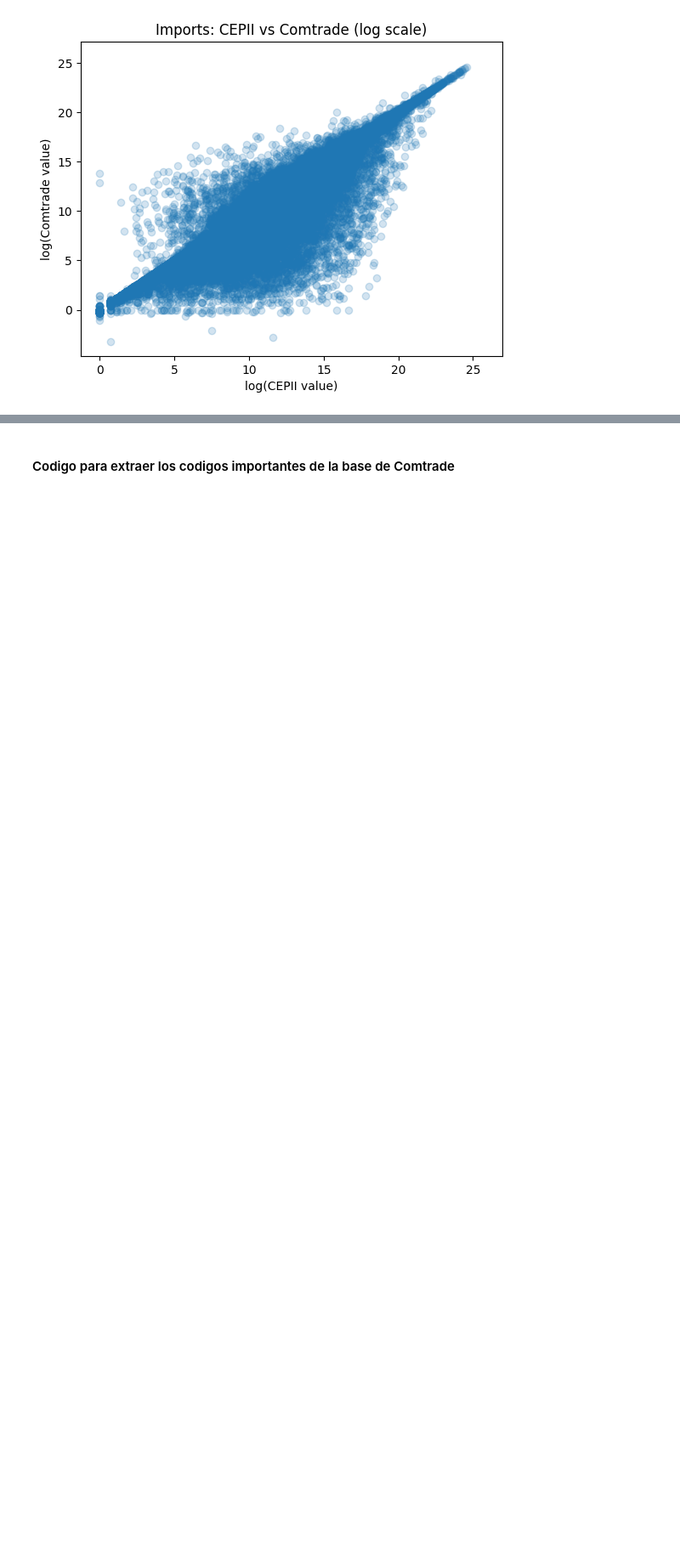
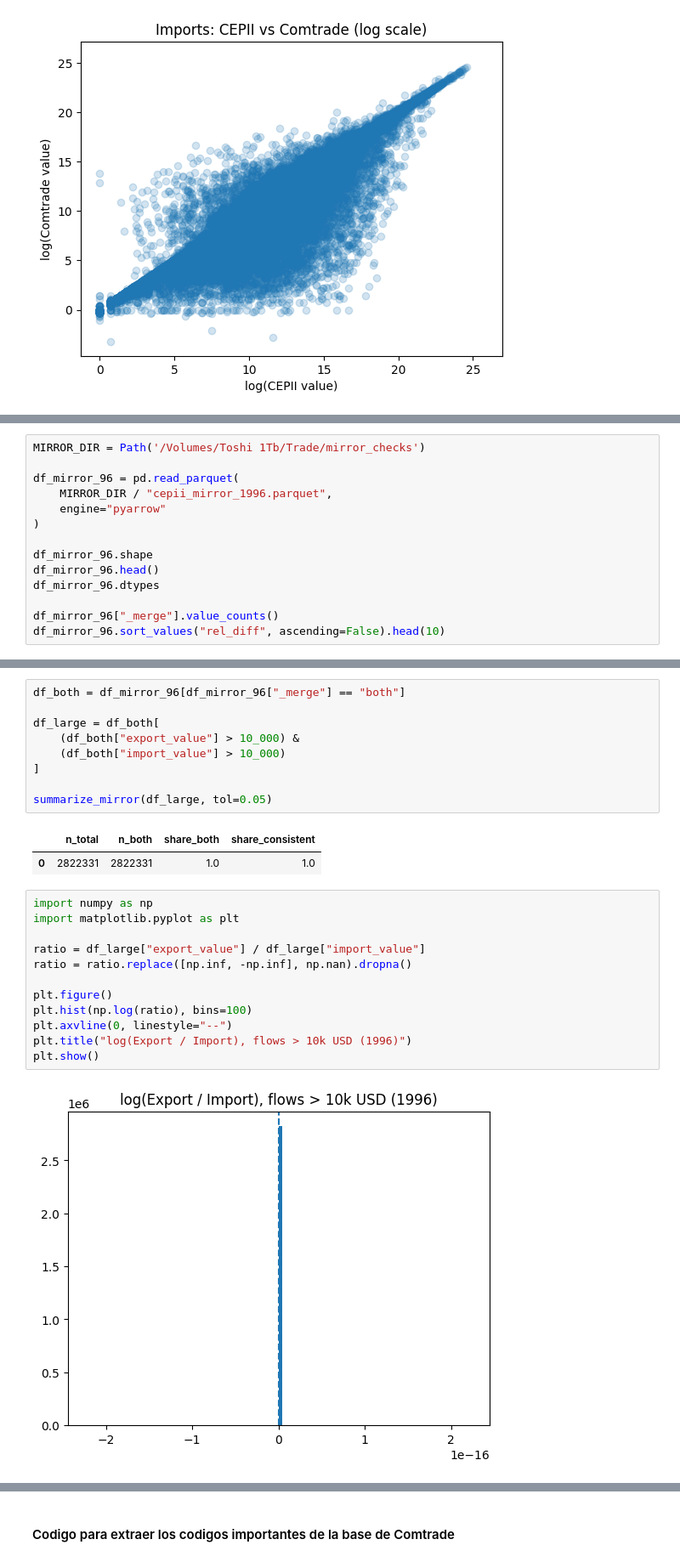
Before and after one commit to DavidAFG/Trade_Bid, a Jupyter notebook: two_digit_comp.ipynb, the cells around one changed output, grey strips where cells are left out. Shown: that part at 85% size. Cells and saved outputs as stored; diff of their text form; blank space fills up the shorter version.

Commit message:
Se actualizo el codigo para hacer el testeo de la matriz de exportacion=importacion Se añaden los outputs. En general, se consiguió matchear en valor 99.5% de X a I

```diff
--- a/two_digit_comp.ipynb
+++ b/two_digit_comp.ipynb
@@ -628,0 +805,14 @@ plot_log_scatter(df_M_cmp, "Imports: CEPII vs Comtrade (log scale)")
+# %%
+MIRROR_DIR = Path('/Volumes/Toshi 1Tb/Trade/mirror_checks')
+
+df_mirror_96 = pd.read_parquet(
+    MIRROR_DIR / "cepii_mirror_1996.parquet",
+    engine="pyarrow"
+)
+
+df_mirror_96.shape
+df_mirror_96.head()
+df_mirror_96.dtypes
+
+df_mirror_96["_merge"].value_counts()
+df_mirror_96.sort_values("rel_diff", ascending=False).head(10)
@@ -628,0 +837,26 @@ plot_log_scatter(df_M_cmp, "Imports: CEPII vs Comtrade (log scale)")
+# %%
+df_both = df_mirror_96[df_mirror_96["_merge"] == "both"]
+
+df_large = df_both[
+    (df_both["export_value"] > 10_000) &
+    (df_both["import_value"] > 10_000)
+]
+
+summarize_mirror(df_large, tol=0.05)
+# %% [output]
+|  | n_total | n_both | share_both | share_consistent |
+| 0 | 2822331 | 2822331 | 1.0 | 1.0 |
+# %%
+import numpy as np
+import matplotlib.pyplot as plt
+
+ratio = df_large["export_value"] / df_large["import_value"]
+ratio = ratio.replace([np.inf, -np.inf], np.nan).dropna()
+
+plt.figure()
+plt.hist(np.log(ratio), bins=100)
+plt.axvline(0, linestyle="--")
+plt.title("log(Export / Import), flows > 10k USD (1996)")
+plt.show()
+# %% [output]
+[figure, added]
```
Also changed, not shown: parts of 16 cells of this notebook, 2 other files.
